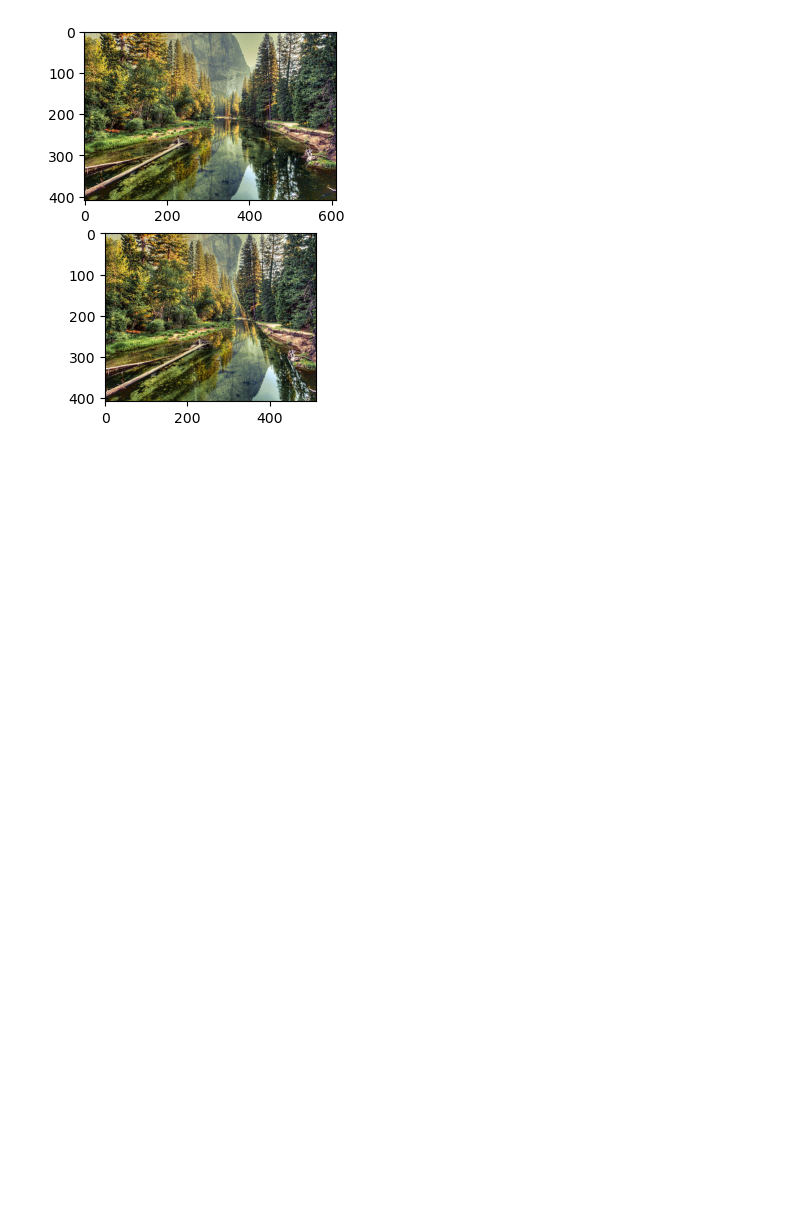
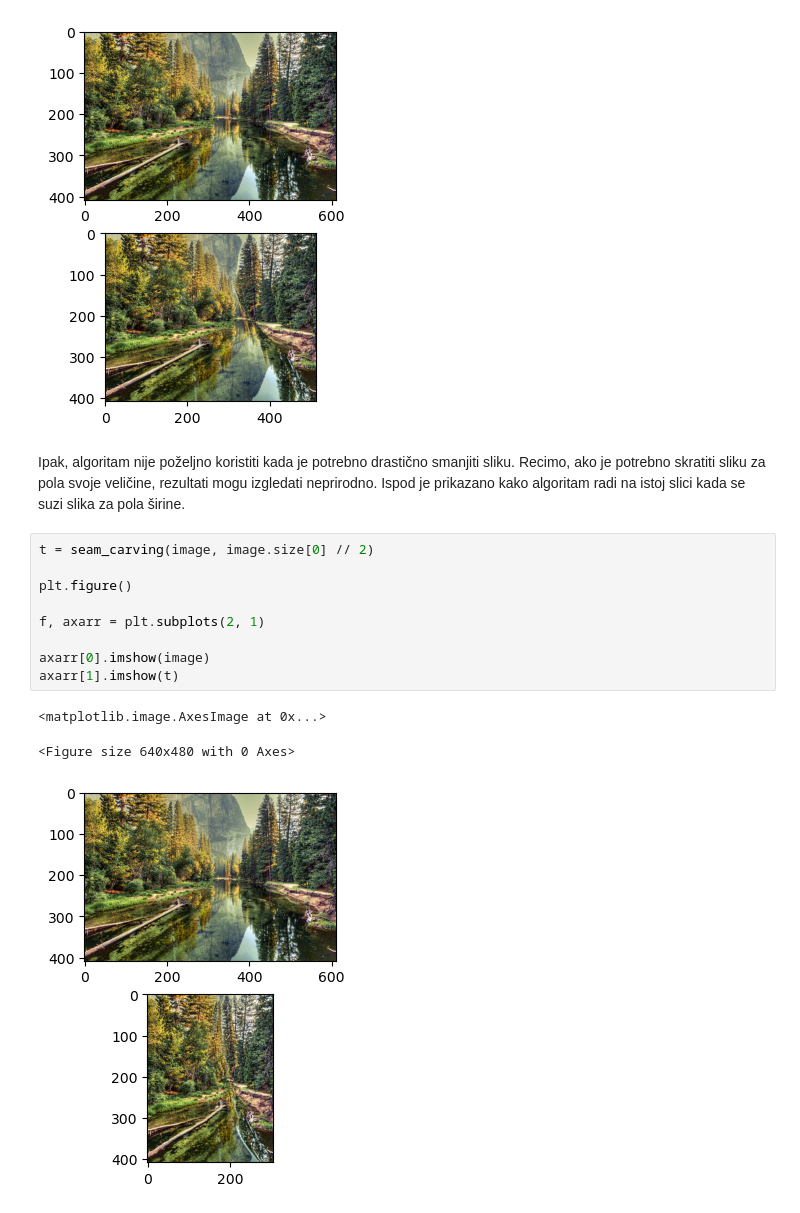
Before and after one commit to TGStarGuardian/NI-projekat-Seam-carving, a Jupyter notebook: 2.ipynb, the cells around one changed output. Cells and saved outputs as stored; diff of their text form; blank space fills up the shorter version.

```diff
--- a/2.ipynb
+++ b/2.ipynb
@@ -215,3 +215,18 @@ axarr[1].imshow(t)
 <matplotlib.image.AxesImage at 0x...>
 <Figure size 640x480 with 0 Axes>
 [figure]
+# %% [markdown]
+Ipak, algoritam nije poželjno koristiti kada je potrebno drastično smanjiti sliku. Recimo, ako je potrebno skratiti sliku za pola svoje veličine, rezultati mogu izgledati neprirodno. Ispod je prikazano kako algoritam radi na istoj slici kada se suzi slika za pola širine.
+# %%
+t = seam_carving(image, image.size[0] // 2)
+
+plt.figure()
+
+f, axarr = plt.subplots(2, 1)
+
+axarr[0].imshow(image)
+axarr[1].imshow(t)
+# %% [output]
+<matplotlib.image.AxesImage at 0x...>
+<Figure size 640x480 with 0 Axes>
+[figure, added]
```
Also changed, not shown: 1 other file.
